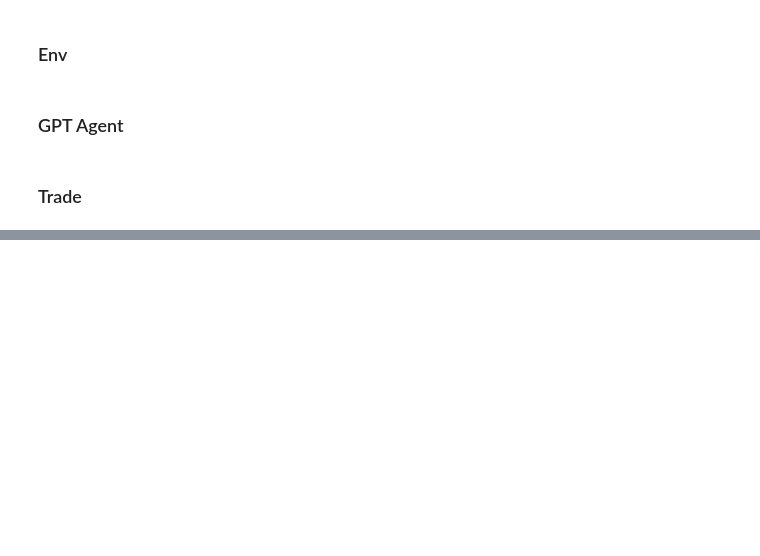
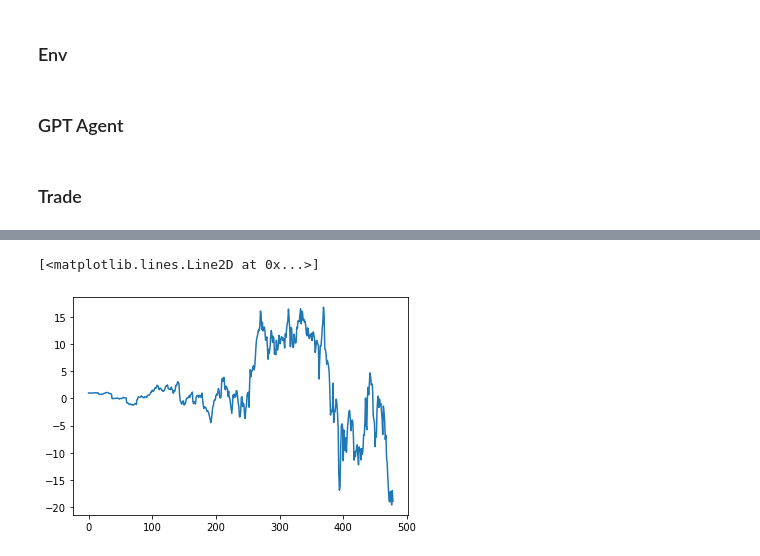
Before and after one commit to AI4Finance-Foundation/FinNLP, a Jupyter notebook: demo/chatgpt-trading/main.ipynb, the cells around one changed output, grey strips where cells are left out. Saved outputs shown, nothing was run; the diff lists cells and outputs as text; code cells hidden in the pictures; blank space fills up the shorter version.

```diff
--- a/demo/chatgpt-trading/main.ipynb
+++ b/demo/chatgpt-trading/main.ipynb
@@ -222,4 +203,0 @@ env_args = {
-# %%
-import pandas as pd
-for i in pd.date_range("2014-01-01","2014-01-07"):
-    print(i.date())
@@ -438,0 +212,8 @@ all_done
+# %%
+# assets
+assets = env.asset_memory
+assets = [i/assets[0] for i in assets]
+plt.plot(assets)
+# %% [output]
+[<matplotlib.lines.Line2D at 0x...>]
+[figure, added]
```
Also changed, not shown: parts of 27 cells of this notebook, 1 other file.
